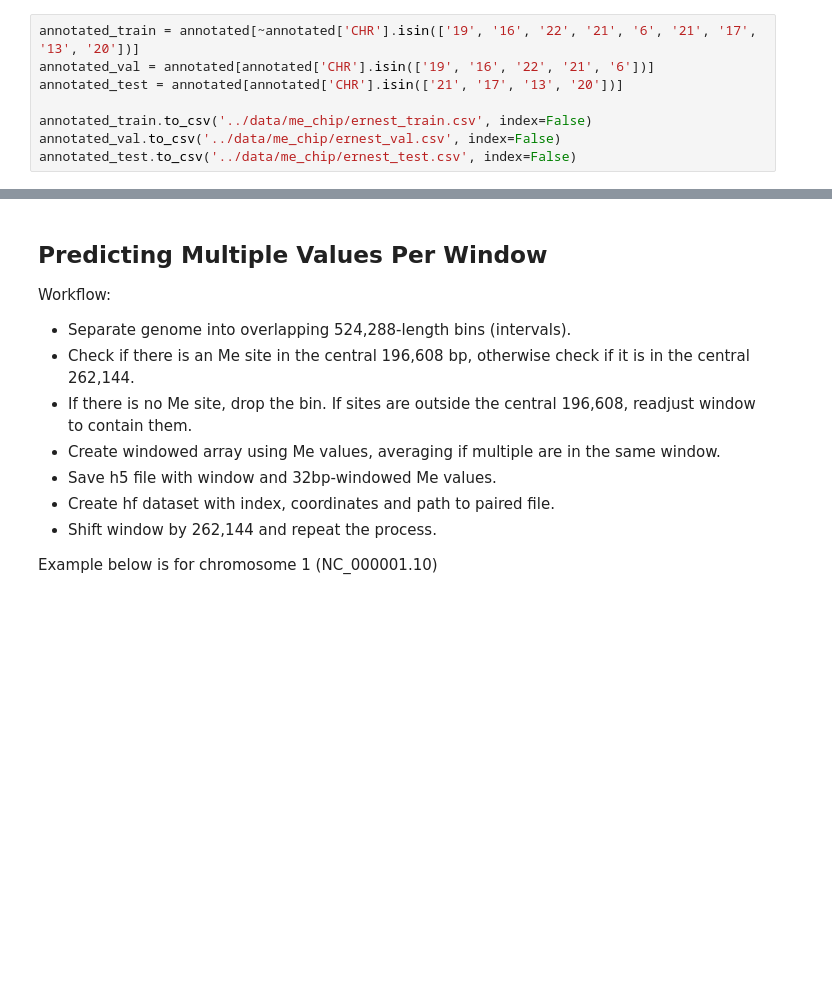
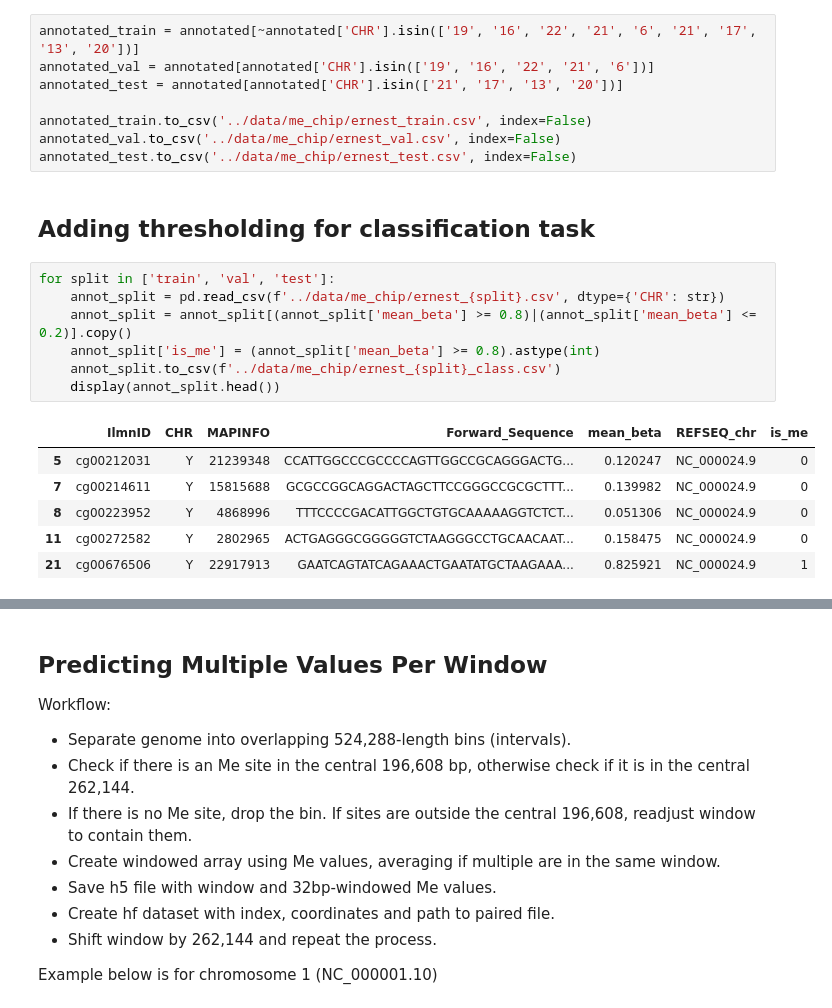
Before and after one commit to toby-clark4/borzoi-pytorch, a Jupyter notebook: testing/process_train.ipynb, the cells around one changed output, grey strips where cells are left out. Saved outputs shown, nothing was run; the diff lists cells and outputs as text; blank space fills up the shorter version.

Commit message:
updated training scripts

```diff
--- a/testing/process_train.ipynb
+++ b/testing/process_train.ipynb
@@ -208,3 +208,19 @@ annotated_test = annotated[annotated['CHR'].isin(['21', '17', '13', '20'])]
 annotated_train.to_csv('../data/me_chip/ernest_train.csv', index=False)
 annotated_val.to_csv('../data/me_chip/ernest_val.csv', index=False)
 annotated_test.to_csv('../data/me_chip/ernest_test.csv', index=False)
+# %% [markdown]
+## Adding thresholding for classification task
+# %%
+for split in ['train', 'val', 'test']:
+    annot_split = pd.read_csv(f'../data/me_chip/ernest_{split}.csv', dtype={'CHR': str})
+    annot_split = annot_split[(annot_split['mean_beta'] >= 0.8)|(annot_split['mean_beta'] <= 0.2)].copy()
+    annot_split['is_me'] = (annot_split['mean_beta'] >= 0.8).astype(int)
+    annot_split.to_csv(f'../data/me_chip/ernest_{split}_class.csv')
+    display(annot_split.head())
+# %% [output]
+|  | IlmnID | CHR | MAPINFO | Forward_Sequence | mean_beta | REFSEQ_chr | is_me |
+| 5 | cg00212031 | Y | 21239348 | CCATTGGCCCGCCCCAGTTGGCCGCAGGGACTG... | 0.120247 | NC_000024.9 | 0 |
+| 7 | cg00214611 | Y | 15815688 | GCGCCGGCAGGACTAGCTTCCGGGCCGCGCTTT... | 0.139982 | NC_000024.9 | 0 |
+| 8 | cg00223952 | Y | 4868996 | TTTCCCCGACATTGGCTGTGCAAAAAGGTCTCT... | 0.051306 | NC_000024.9 | 0 |
+| 11 | cg00272582 | Y | 2802965 | ACTGAGGGCGGGGGTCTAAGGGCCTGCAACAAT... | 0.158475 | NC_000024.9 | 0 |
+| 21 | cg00676506 | Y | 22917913 | GAATCAGTATCAGAAACTGAATATGCTAAGAAA... | 0.825921 | NC_000024.9 | 1 |
```
Also changed, not shown: parts of 1 cell of this notebook, 6 other files.
